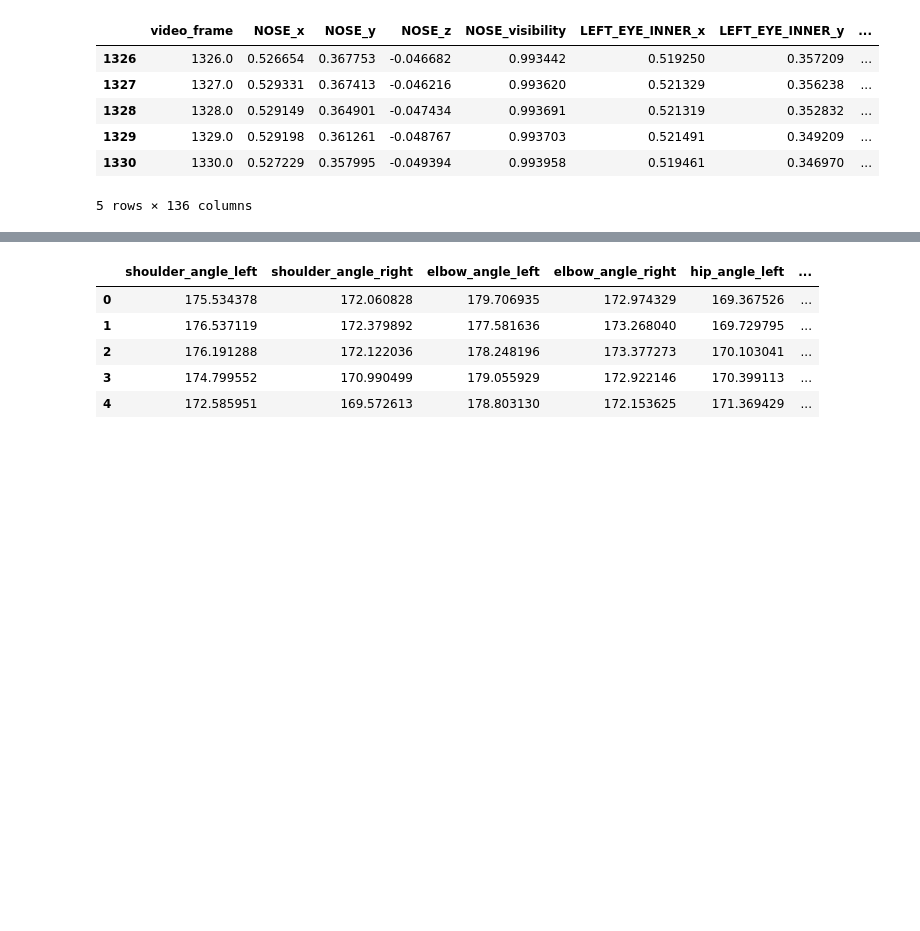
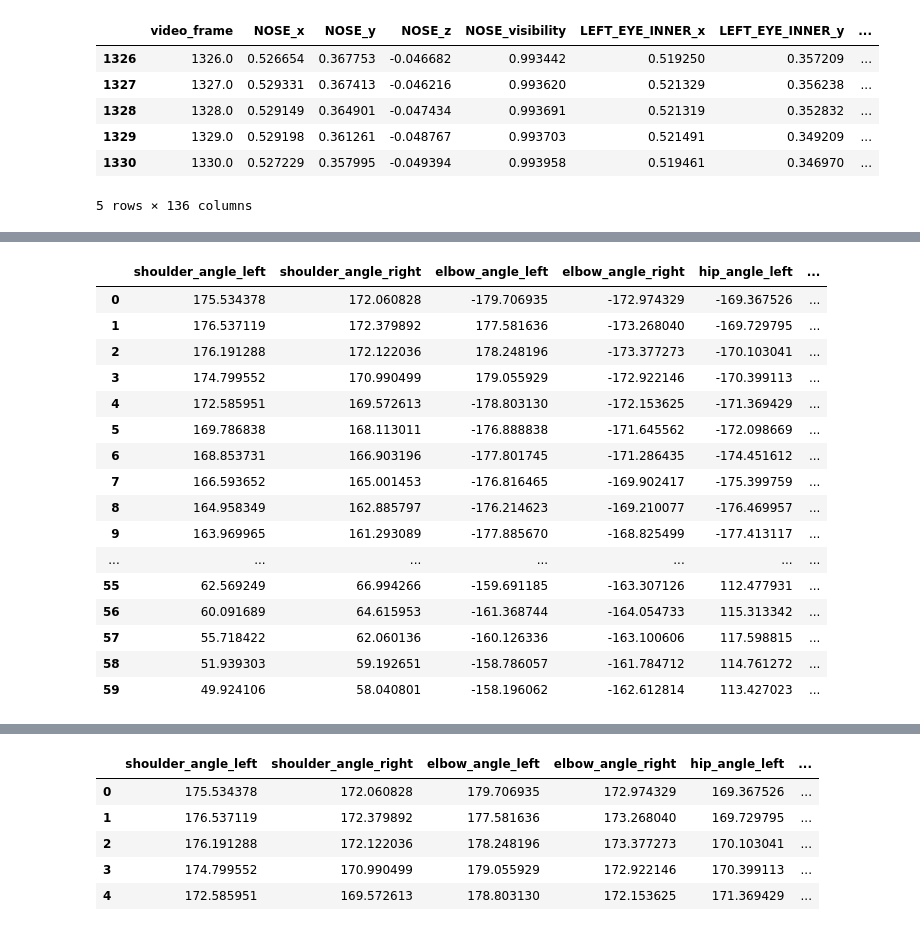
Before and after one commit to SloughJE/aerial_straps_classifier, a Jupyter notebook: noteboooks/main_functions.ipynb, the cells around one changed output, grey strips where cells are left out. Saved outputs shown, nothing was run; the diff lists cells and outputs as text; code cells hidden in the pictures; blank space fills up the shorter version.

```diff
--- a/noteboooks/main_functions.ipynb
+++ b/noteboooks/main_functions.ipynb
@@ -183,7 +240,7 @@ def extract_angles(row):
 
     # Calculate the angles
     for angle_name, points in angles.items():
-        angle = calculate_angle(*points)
+        angle = calculate_2d_angle(*points)
         row[angle_name] = angle
 
     return row
@@ -265,3 +342,18 @@ def extract_angles(row):
+# %%
+def calculate_2d_angle_v(a, b, c):
+    a = np.array([a[0], a[1]])
+    b = np.array([b[0], b[1]])
+    c = np.array([c[0], c[1]])
+
+    radians = np.arctan2(c[1] - b[1], c[0] - b[0]) - np.arctan2(a[1] - b[1], a[0] - b[0])
+    angle = radians * 180.0 / np.pi
+
+    if angle > 180:
+        angle -= 360
+    elif angle < -180:
+        angle += 360
+
+    return -angle
 # %%
 def extract_angles(row):
     angles = {}
@@ -289,7 +381,7 @@ def extract_angles(row):
         point_a = [row[a + '_x'], row[a + '_y']] if isinstance(a, str) else a
         point_b = [row[b + '_x'], row[b + '_y']] if isinstance(b, str) else b
         point_c = [row[c + '_x'], row[c + '_y']] if isinstance(c, str) else c
-        angle = calculate_2d_angle(point_a, point_b, point_c)
+        angle = calculate_2d_angle_v(point_a, point_b, point_c)
         angles[angle_name] = angle
 
     return pd.Series(angles)
@@ -366,0 +397,22 @@ landmark.presence
+# %%
+# Apply the function to the DataFrame
+df_angles = df.apply(extract_angles, axis=1)
+df_angles.head(60)
+# %% [output]
+|  | shoulder_angle_left | shoulder_angle_right | elbow_angle_left | elbow_angle_right | hip_angle_left | ... |
+| 0 | 175.534378 | 172.060828 | -179.706935 | -172.974329 | -169.367526 | ... |
+| 1 | 176.537119 | 172.379892 | 177.581636 | -173.268040 | -169.729795 | ... |
+| 2 | 176.191288 | 172.122036 | 178.248196 | -173.377273 | -170.103041 | ... |
+| 3 | 174.799552 | 170.990499 | 179.055929 | -172.922146 | -170.399113 | ... |
+| 4 | 172.585951 | 169.572613 | -178.803130 | -172.153625 | -171.369429 | ... |
+| 5 | 169.786838 | 168.113011 | -176.888838 | -171.645562 | -172.098669 | ... |
+| 6 | 168.853731 | 166.903196 | -177.801745 | -171.286435 | -174.451612 | ... |
+| 7 | 166.593652 | 165.001453 | -176.816465 | -169.902417 | -175.399759 | ... |
+| 8 | 164.958349 | 162.885797 | -176.214623 | -169.210077 | -176.469957 | ... |
+| 9 | 163.969965 | 161.293089 | -177.885670 | -168.825499 | -177.413117 | ... |
+| ... | ... | ... | ... | ... | ... | ... |
+| 55 | 62.569249 | 66.994266 | -159.691185 | -163.307126 | 112.477931 | ... |
+| 56 | 60.091689 | 64.615953 | -161.368744 | -164.054733 | 115.313342 | ... |
+| 57 | 55.718422 | 62.060136 | -160.126336 | -163.100606 | 117.598815 | ... |
+| 58 | 51.939303 | 59.192651 | -158.786057 | -161.784712 | 114.761272 | ... |
+| 59 | 49.924106 | 58.040801 | -158.196062 | -162.612814 | 113.427023 | ... |
```
Also changed, not shown: parts of 22 cells of this notebook, 2 other files.
